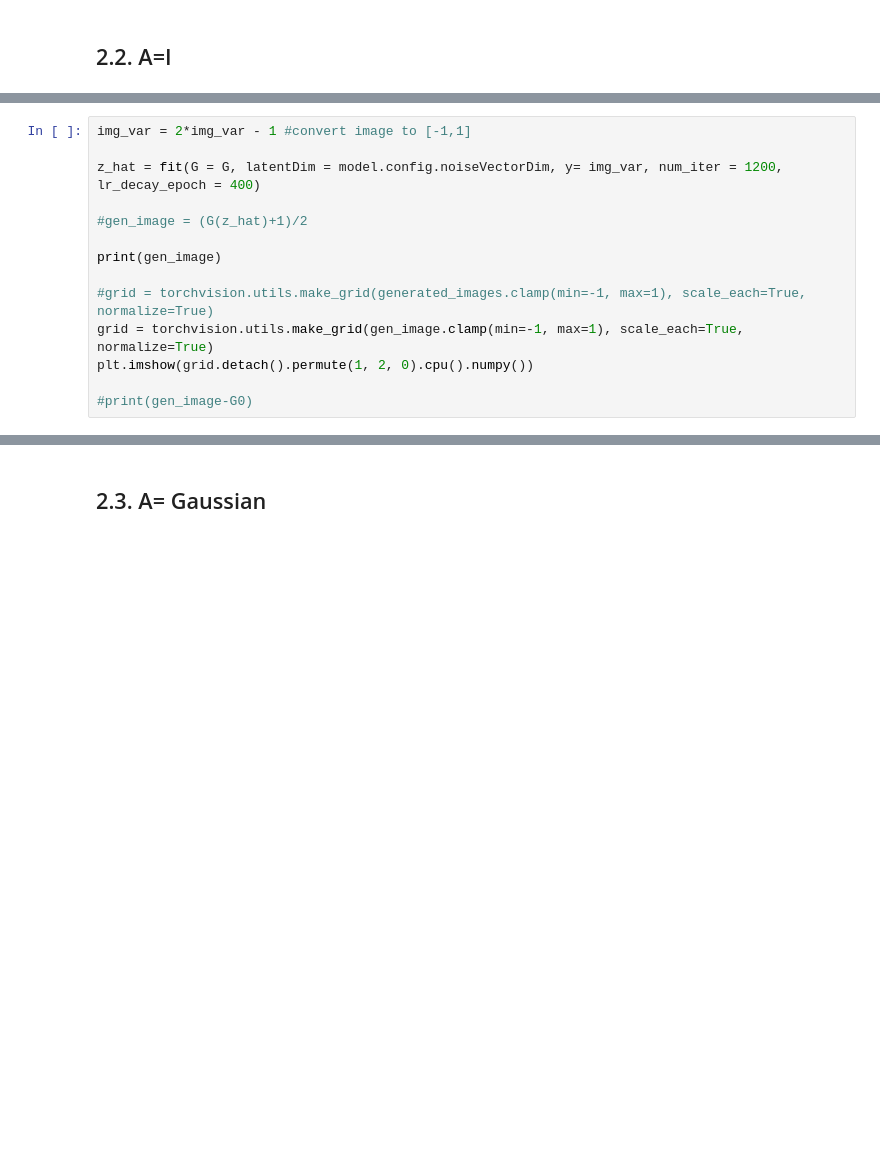
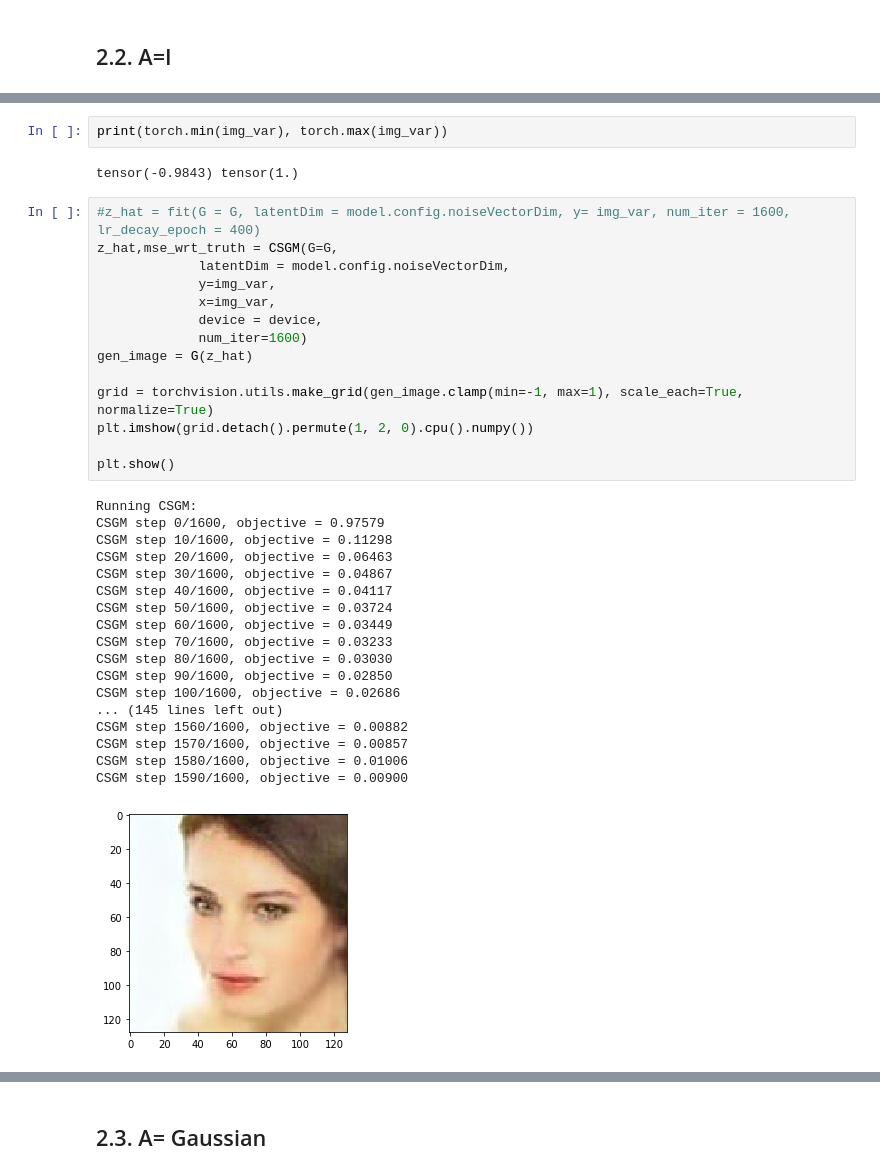
Before and after one commit to d-anguyen/Yeunuoc, a Jupyter notebook: CS-DD/Load_model.ipynb, the cells around one changed output, grey strips where cells are left out. Saved outputs shown, nothing was run; the diff lists cells and outputs as text; blank space fills up the shorter version.

```diff
--- a/CS-DD/Load_model.ipynb
+++ b/CS-DD/Load_model.ipynb
@@ -123,14 +197,37 @@ def fit(G, latentDim, y, num_iter = 2000, lr_decay_epoch = 200):
+# %%
+print(torch.min(img_var), torch.max(img_var))
+# %% [output]
+tensor(-0.9843) tensor(1.)
 # %%
-img_var = 2*img_var - 1 #convert image to [-1,1]
+#z_hat = fit(G = G, latentDim = model.config.noiseVectorDim, y= img_var, num_iter = 1600, lr_decay_epoch = 400)
+z_hat,mse_wrt_truth = CSGM(G=G,
+             latentDim = model.config.noiseVectorDim,
+             y=img_var,
+             x=img_var,
+             device = device,
+             num_iter=1600)
+gen_image = G(z_hat)
 
-z_hat = fit(G = G, latentDim = model.config.noiseVectorDim, y= img_var, num_iter = 1200, lr_decay_epoch = 400)
-
-#gen_image = (G(z_hat)+1)/2
-
-print(gen_image)
-
-#grid = torchvision.utils.make_grid(generated_images.clamp(min=-1, max=1), scale_each=True, normalize=True)
 grid = torchvision.utils.make_grid(gen_image.clamp(min=-1, max=1), scale_each=True, normalize=True)
 plt.imshow(grid.detach().permute(1, 2, 0).cpu().numpy())
 
-#print(gen_image-G0)
+plt.show()
+# %% [output]
+Running CSGM:
+CSGM step 0/1600, objective = 0.97579
+CSGM step 10/1600, objective = 0.11298
+CSGM step 20/1600, objective = 0.06463
+CSGM step 30/1600, objective = 0.04867
+CSGM step 40/1600, objective = 0.04117
+CSGM step 50/1600, objective = 0.03724
+CSGM step 60/1600, objective = 0.03449
+CSGM step 70/1600, objective = 0.03233
+CSGM step 80/1600, objective = 0.03030
+CSGM step 90/1600, objective = 0.02850
+CSGM step 100/1600, objective = 0.02686
+... (145 lines left out)
+CSGM step 1560/1600, objective = 0.00882
+CSGM step 1570/1600, objective = 0.00857
+CSGM step 1580/1600, objective = 0.01006
+CSGM step 1590/1600, objective = 0.00900
+[figure, added]
```
Also changed, not shown: parts of 21 cells of this notebook, 5 other files.
